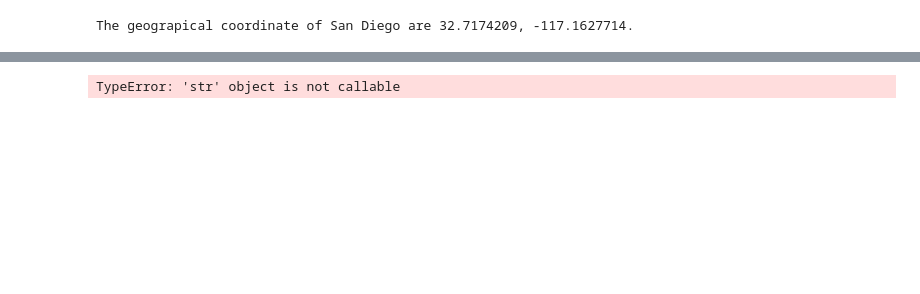
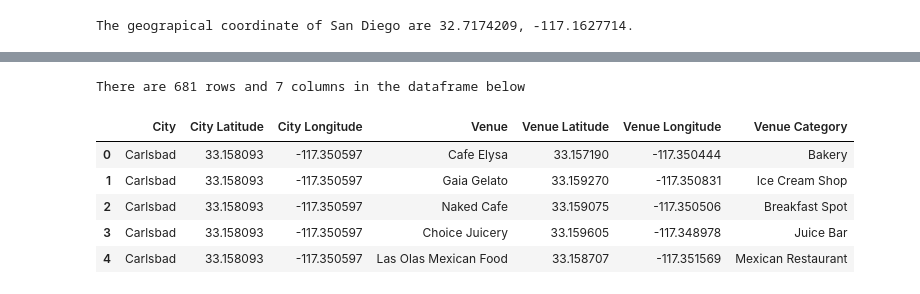
Before and after one commit to jbizzlefoshizzle/IBM_Capstone_Project, a Jupyter notebook: San Diego Notebook.ipynb, the cells around one changed output, grey strips where cells are left out. Drawn from its saved outputs; the diff is of its cells as text; code cells hidden in the pictures; blank space fills up the shorter version.

```diff
--- a/San Diego Notebook.ipynb
+++ b/San Diego Notebook.ipynb
@@ -149,4 +157,0 @@ sd_city = df['City'].tolist()
-# %%
-zipped = zip(sd_lat)
-# %% [output]
-TypeError: 'str' object is not callable
@@ -152,0 +208,11 @@ TypeError: 'str' object is not callable
+# %%
+print(f'There are {sd_venues.shape[0]} rows and {sd_venues.shape[1]} columns in the dataframe below')
+sd_venues.head()
+# %% [output]
+There are 681 rows and 7 columns in the dataframe below
+|  | City | City Latitude | City Longitude | Venue | Venue Latitude | Venue Longitude | Venue Category |
+| 0 | Carlsbad | 33.158093 | -117.350597 | Cafe Elysa | 33.157190 | -117.350444 | Bakery |
+| 1 | Carlsbad | 33.158093 | -117.350597 | Gaia Gelato | 33.159270 | -117.350831 | Ice Cream Shop |
+| 2 | Carlsbad | 33.158093 | -117.350597 | Naked Cafe | 33.159075 | -117.350506 | Breakfast Spot |
+| 3 | Carlsbad | 33.158093 | -117.350597 | Choice Juicery | 33.159605 | -117.348978 | Juice Bar |
+| 4 | Carlsbad | 33.158093 | -117.350597 | Las Olas Mexican Food | 33.158707 | -117.351569 | Mexican Restaurant |
```
Also changed, not shown: parts of 18 cells of this notebook.
